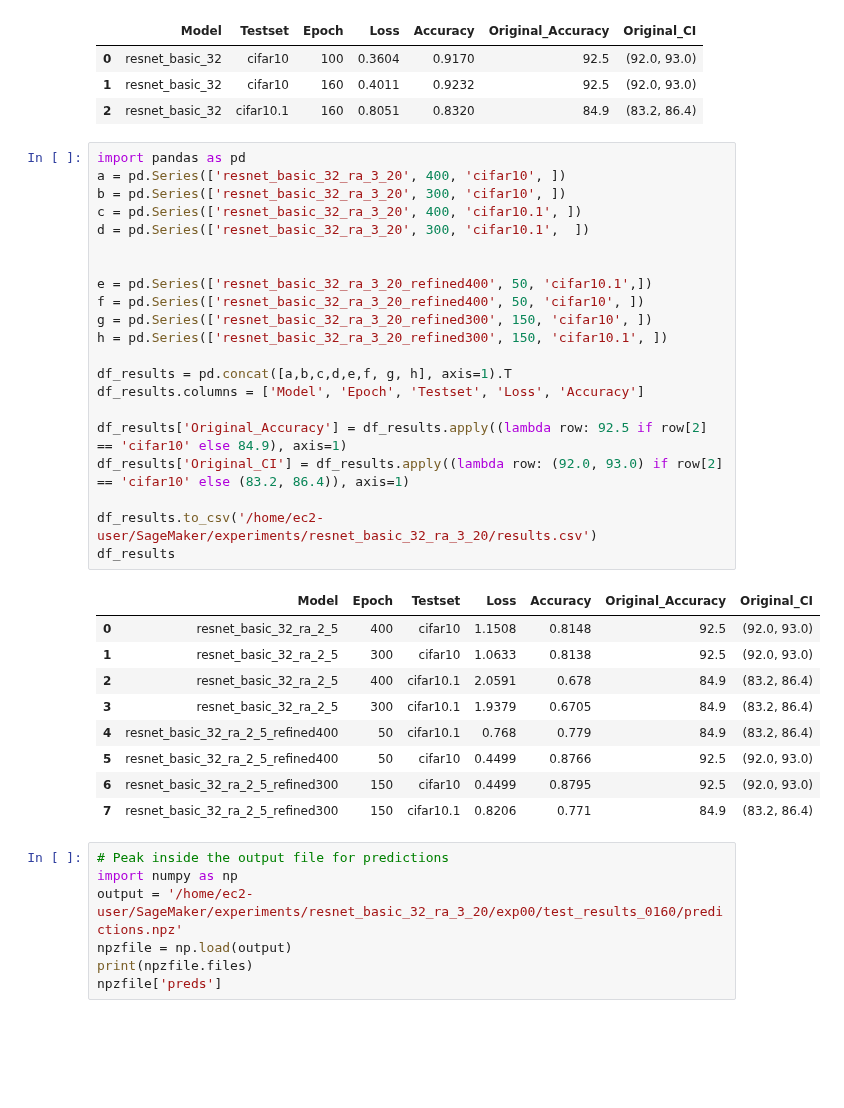
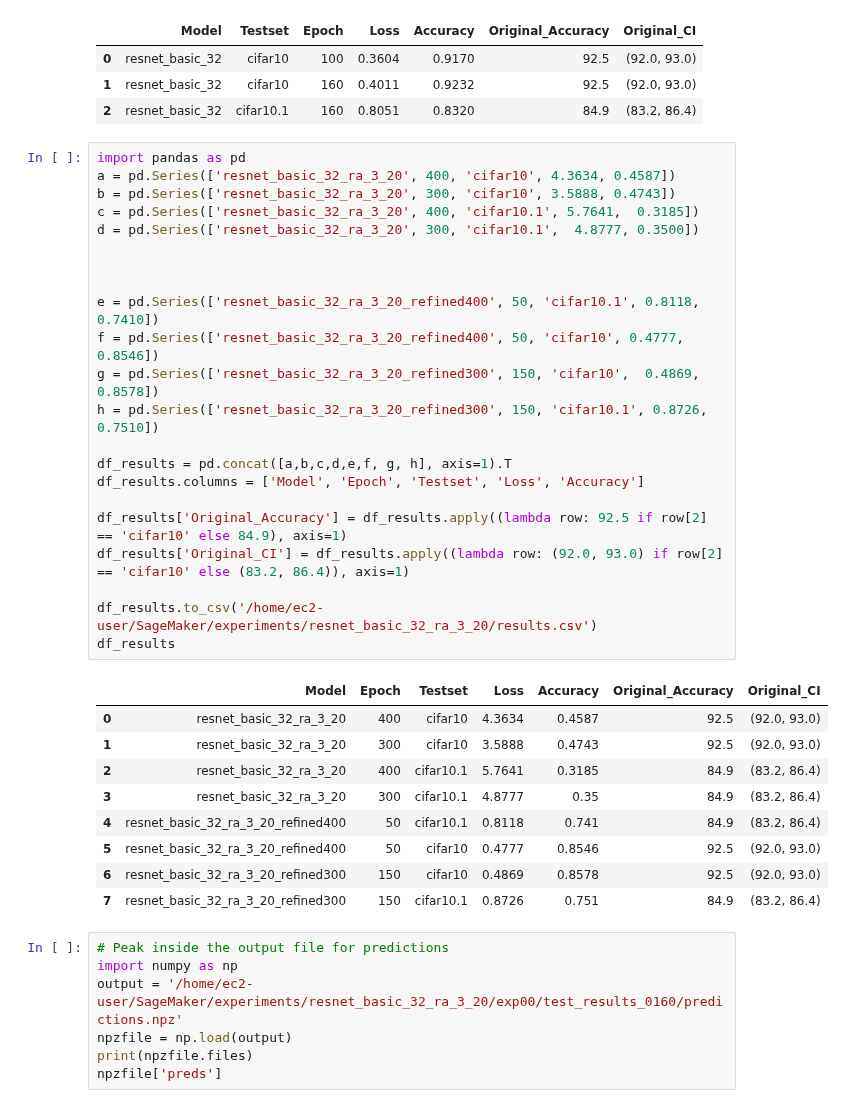
Before and after one commit to danzisar/w210-capstone, a Jupyter notebook: aws-notebooks/resnet_basic_32_ra_3_20.ipynb, the cells around one changed output. Saved outputs shown, nothing was run; the diff lists cells and outputs as text; blank space fills up the shorter version.

Commit message:
resnet_basic_32_ra_3_20 results

```diff
--- a/aws-notebooks/resnet_basic_32_ra_3_20.ipynb
+++ b/aws-notebooks/resnet_basic_32_ra_3_20.ipynb
@@ -277,35 +308,36 @@ df.head()
 | 2 | resnet_basic_32 | cifar10.1 | 160 | 0.8051 | 0.8320 | 84.9 | (83.2, 86.4) |
 # %%
 import pandas as pd
-a = pd.Series(['resnet_basic_32_ra_3_20', 400, 'cifar10', ])
-b = pd.Series(['resnet_basic_32_ra_3_20', 300, 'cifar10', ])
-c = pd.Series(['resnet_basic_32_ra_3_20', 400, 'cifar10.1', ])
-d = pd.Series(['resnet_basic_32_ra_3_20', 300, 'cifar10.1',  ])
+a = pd.Series(['resnet_basic_32_ra_3_20', 400, 'cifar10', 4.3634, 0.4587])
+b = pd.Series(['resnet_basic_32_ra_3_20', 300, 'cifar10', 3.5888, 0.4743])
+c = pd.Series(['resnet_basic_32_ra_3_20', 400, 'cifar10.1', 5.7641,  0.3185])
+d = pd.Series(['resnet_basic_32_ra_3_20', 300, 'cifar10.1',  4.8777, 0.3500])
 
 
-e = pd.Series(['resnet_basic_32_ra_3_20_refined400', 50, 'cifar10.1',])
-f = pd.Series(['resnet_basic_32_ra_3_20_refined400', 50, 'cifar10', ])
-g = pd.Series(['resnet_basic_32_ra_3_20_refined300', 150, 'cifar10', ])
-h = pd.Series(['resnet_basic_32_ra_3_20_refined300', 150, 'cifar10.1', ])
+
+e = pd.Series(['resnet_basic_32_ra_3_20_refined400', 50, 'cifar10.1', 0.8118, 0.7410])
+f = pd.Series(['resnet_basic_32_ra_3_20_refined400', 50, 'cifar10', 0.4777, 0.8546])
+g = pd.Series(['resnet_basic_32_ra_3_20_refined300', 150, 'cifar10',  0.4869, 0.8578])
+h = pd.Series(['resnet_basic_32_ra_3_20_refined300', 150, 'cifar10.1', 0.8726, 0.7510])
 
 df_results = pd.concat([a,b,c,d,e,f, g, h], axis=1).T
 df_results.columns = ['Model', 'Epoch', 'Testset', 'Loss', 'Accuracy']
 
 df_results['Original_Accuracy'] = df_results.apply((lambda row: 92.5 if row[2] == 'cifar10' else 84.9), axis=1)
 df_results['Original_CI'] = df_results.apply((lambda row: (92.0, 93.0) if row[2] == 'cifar10' else (83.2, 86.4)), axis=1)
 
 df_results.to_csv('/home/ec2-user/SageMaker/experiments/resnet_basic_32_ra_3_20/results.csv')
 df_results
 # %% [output]
 |  | Model | Epoch | Testset | Loss | Accuracy | Original_Accuracy | Original_CI |
-| 0 | resnet_basic_32_ra_2_5 | 400 | cifar10 | 1.1508 | 0.8148 | 92.5 | (92.0, 93.0) |
-| 1 | resnet_basic_32_ra_2_5 | 300 | cifar10 | 1.0633 | 0.8138 | 92.5 | (92.0, 93.0) |
-| 2 | resnet_basic_32_ra_2_5 | 400 | cifar10.1 | 2.0591 | 0.678 | 84.9 | (83.2, 86.4) |
-| 3 | resnet_basic_32_ra_2_5 | 300 | cifar10.1 | 1.9379 | 0.6705 | 84.9 | (83.2, 86.4) |
-| 4 | resnet_basic_32_ra_2_5_refined400 | 50 | cifar10.1 | 0.768 | 0.779 | 84.9 | (83.2, 86.4) |
-| 5 | resnet_basic_32_ra_2_5_refined400 | 50 | cifar10 | 0.4499 | 0.8766 | 92.5 | (92.0, 93.0) |
-| 6 | resnet_basic_32_ra_2_5_refined300 | 150 | cifar10 | 0.4499 | 0.8795 | 92.5 | (92.0, 93.0) |
-| 7 | resnet_basic_32_ra_2_5_refined300 | 150 | cifar10.1 | 0.8206 | 0.771 | 84.9 | (83.2, 86.4) |
+| 0 | resnet_basic_32_ra_3_20 | 400 | cifar10 | 4.3634 | 0.4587 | 92.5 | (92.0, 93.0) |
+| 1 | resnet_basic_32_ra_3_20 | 300 | cifar10 | 3.5888 | 0.4743 | 92.5 | (92.0, 93.0) |
+| 2 | resnet_basic_32_ra_3_20 | 400 | cifar10.1 | 5.7641 | 0.3185 | 84.9 | (83.2, 86.4) |
+| 3 | resnet_basic_32_ra_3_20 | 300 | cifar10.1 | 4.8777 | 0.35 | 84.9 | (83.2, 86.4) |
+| 4 | resnet_basic_32_ra_3_20_refined400 | 50 | cifar10.1 | 0.8118 | 0.741 | 84.9 | (83.2, 86.4) |
+| 5 | resnet_basic_32_ra_3_20_refined400 | 50 | cifar10 | 0.4777 | 0.8546 | 92.5 | (92.0, 93.0) |
+| 6 | resnet_basic_32_ra_3_20_refined300 | 150 | cifar10 | 0.4869 | 0.8578 | 92.5 | (92.0, 93.0) |
+| 7 | resnet_basic_32_ra_3_20_refined300 | 150 | cifar10.1 | 0.8726 | 0.751 | 84.9 | (83.2, 86.4) |
 # %%
 # Peak inside the output file for predictions
 import numpy as np
```
Also changed, not shown: parts of 13 cells of this notebook, 5 other files.
